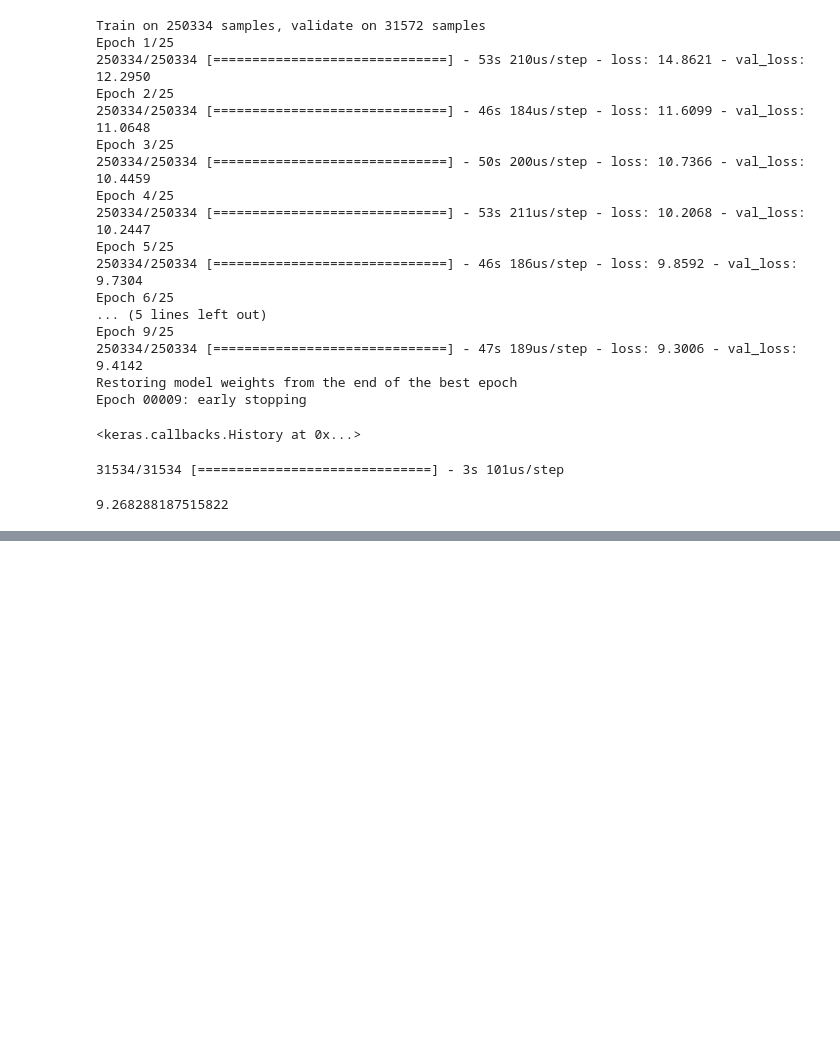
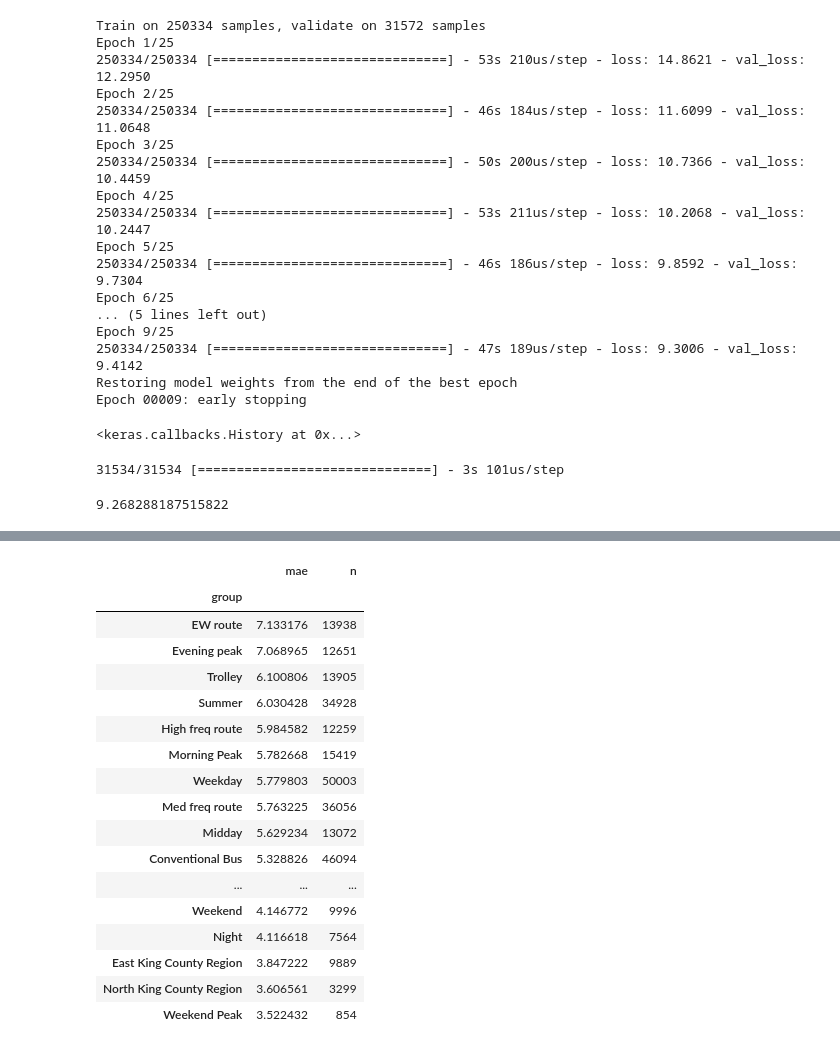
Before and after one commit to jacobw125/uw-msds-trac-capstone, a Jupyter notebook: models/final_model.ipynb, the cells around one changed output, grey strips where cells are left out. Saved outputs shown, nothing was run; the diff lists cells and outputs as text; code cells hidden in the pictures; blank space fills up the shorter version.

```diff
--- a/models/final_model.ipynb
+++ b/models/final_model.ipynb
@@ -645,0 +670,21 @@ with open("../predictions/final_nn_hr_xval.txt", 'wt') as f:
+# %%
+d
+# %% [output]
+|  | mae | n |
+| group |  |  |
+| EW route | 7.133176 | 13938 |
+| Evening peak | 7.068965 | 12651 |
+| Trolley | 6.100806 | 13905 |
+| Summer | 6.030428 | 34928 |
+| High freq route | 5.984582 | 12259 |
+| Morning Peak | 5.782668 | 15419 |
+| Weekday | 5.779803 | 50003 |
+| Med freq route | 5.763225 | 36056 |
+| Midday | 5.629234 | 13072 |
+| Conventional Bus | 5.328826 | 46094 |
+| ... | ... | ... |
+| Weekend | 4.146772 | 9996 |
+| Night | 4.116618 | 7564 |
+| East King County Region | 3.847222 | 9889 |
+| North King County Region | 3.606561 | 3299 |
+| Weekend Peak | 3.522432 | 854 |
```
Also changed, not shown: parts of 3 cells of this notebook, 10 other files.
